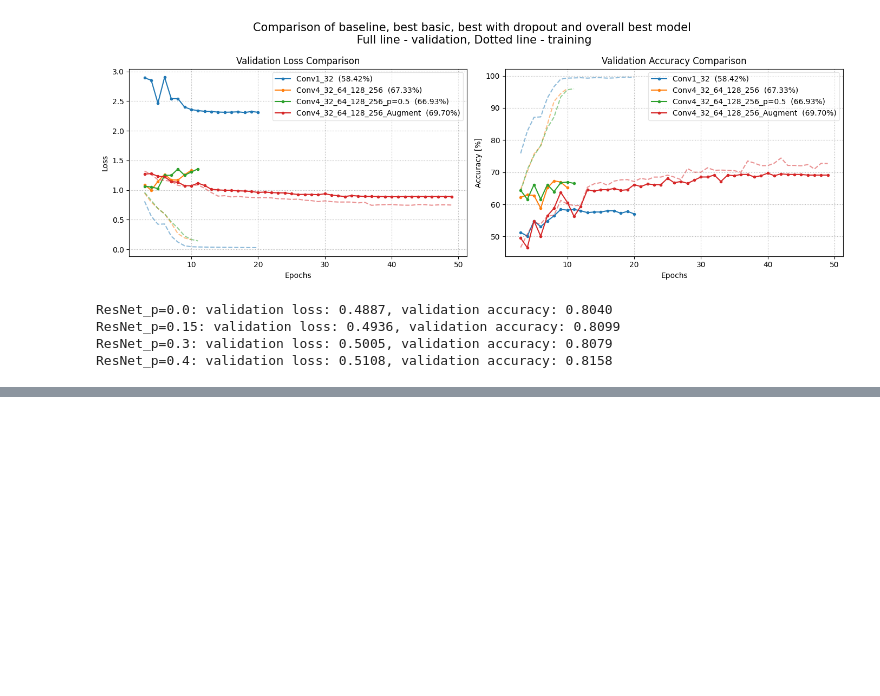
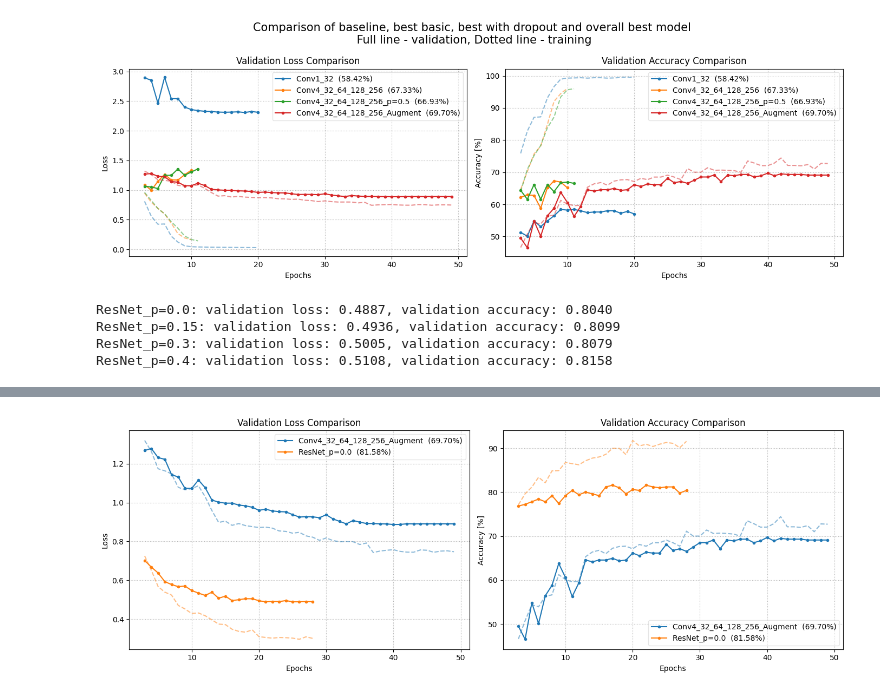
Before and after one commit to marekstorek/trash_classifier, a Jupyter notebook: ml/experiments.ipynb, the cells around one changed output, grey strips where cells are left out. Saved outputs shown, nothing was run; the diff lists cells and outputs as text; code cells hidden in the pictures; blank space fills up the shorter version.

```diff
--- a/ml/experiments.ipynb
+++ b/ml/experiments.ipynb
@@ -317,0 +327,5 @@ ResNet_p=0.4: validation loss: 0.5108, validation accuracy: 0.8158
+# %%
+best_resnet = [min(experiments_resnet, key=lambda exp: min(r.val_loss for r in exp.progress))][0]
+compare_models([best_with_augment, best_resnet], epoch_start=2, show_train=True)
+# %% [output]
+[figure, added]
```
Also changed, not shown: parts of 6 cells of this notebook, 3 other files.
